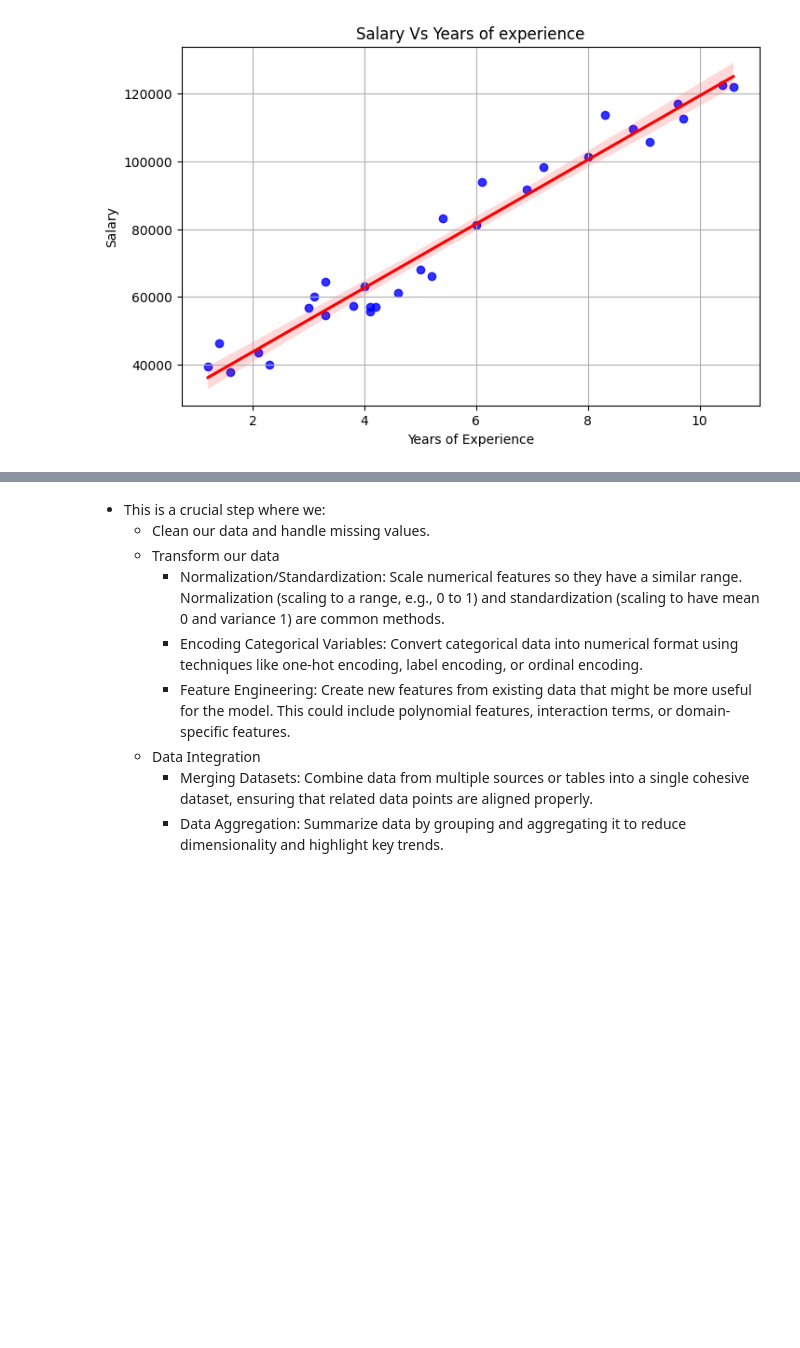
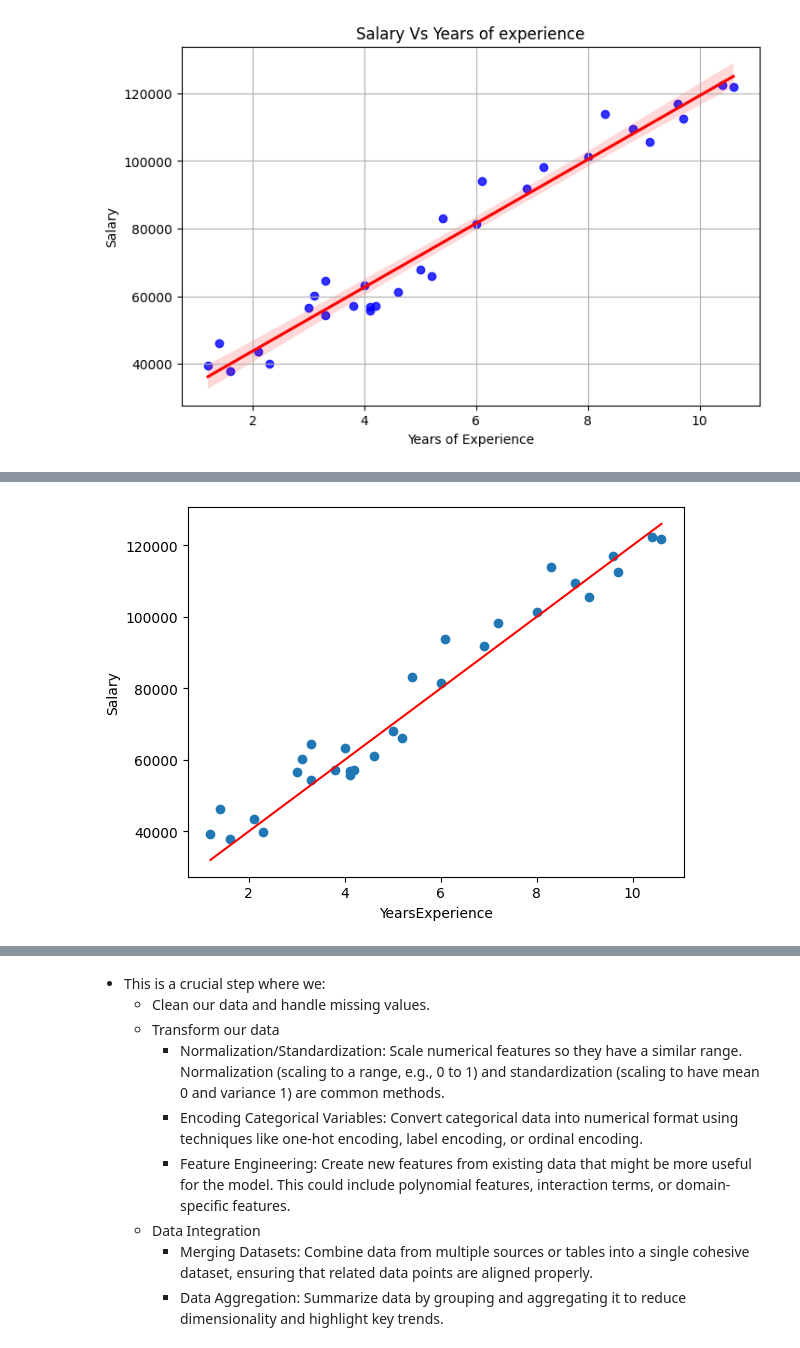
Before and after one commit to KiarieRayan/Salary_prediction, a Jupyter notebook: Salary_prediction.ipynb, the cells around one changed output, grey strips where cells are left out. Drawn from its saved outputs; the diff is of its cells as text; code cells hidden in the pictures; blank space fills up the shorter version.

```diff
--- a/Salary_prediction.ipynb
+++ b/Salary_prediction.ipynb
@@ -98,3 +98,7 @@ Data columns (total 3 columns):
  2   Salary           30 non-null     float64
 dtypes: float64(2), int64(1)
 memory usage: 852.0 bytes
+# %%
+#renaming the columns
+df.columns=['index','X', 'y']
+df.head()
@@ -117,0 +143,18 @@ plt.show()
+# %%
+def line_best_fit(x_list, m, c):
+    y = []
+    for x_i in x_list:
+        y_i=m*x_i+c
+        y.append(y_i)
+    return (y)
+# Generate the predicted 'Y' values using the 'gen_y' function with specified 'm' and 'c' parameters
+line_best_fit = line_best_fit(df.X, 10000, 20000)
+
+# Plot the original data and the linear regression line
+plt.scatter(df.X, df.y) # Plot the original data as a scatter plot
+plt.plot(df.X, line_best_fit, color='red') # Plot the generated 'Y' values as a line in red to represent the linear model
+plt.ylabel("Salary")
+plt.xlabel("YearsExperience")
+plt.show()
+# %% [output]
+[figure, added]
```
Also changed, not shown: parts of 13 cells of this notebook.
